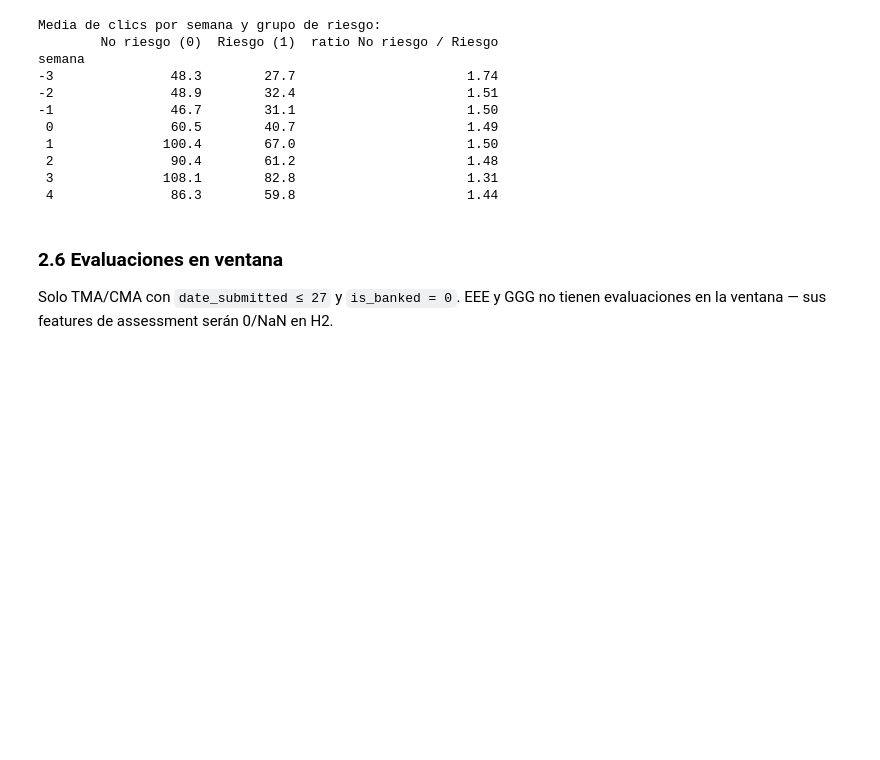
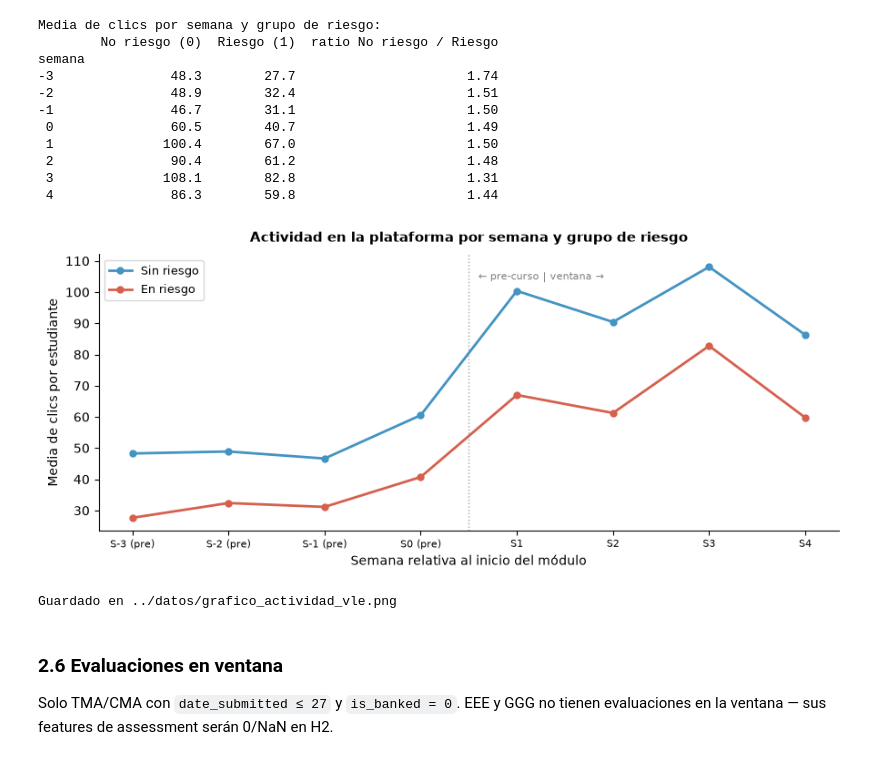
Before and after one commit to BSolanaH/oulad, a Jupyter notebook: notebooks/01_EDA.ipynb, the cells around one changed output. Cells and saved outputs as stored; diff of their text form; code cells hidden in the pictures; blank space fills up the shorter version.

```diff
--- a/notebooks/01_EDA.ipynb
+++ b/notebooks/01_EDA.ipynb
@@ -1028,6 +1169,44 @@ semana
  2               90.4        61.2                      1.48
  3              108.1        82.8                      1.31
  4               86.3        59.8                      1.44
+# %%
+# clics_semana ya calculado arriba — incluye semanas negativas (pre-curso)
+media_semana = clics_semana.groupby(["semana", "riesgo"])["sum_click"].mean().reset_index()
+media_semana["grupo"] = media_semana["riesgo"].map({0: "Sin riesgo", 1: "En riesgo"})
+
+semanas_orden = sorted(media_semana["semana"].unique())
+
+fig, ax = plt.subplots(figsize=(9, 4))
+
+colores = {0: "#4393c3", 1: "#d6604d"}
+for grupo in [0, 1]:
+    datos = media_semana[media_semana["riesgo"] == grupo].sort_values("semana")
+    ax.plot(datos["semana"], datos["sum_click"],
+            marker='o', linewidth=2, markersize=5,
+            color=colores[grupo],
+            label="Sin riesgo" if grupo == 0 else "En riesgo")
+
+# Línea separadora pre-curso / ventana
+ax.axvline(0.5, color='gray', linestyle=':', linewidth=1, alpha=0.7)
+ax.text(0.6, ax.get_ylim()[1] * 0.95 if ax.get_ylim()[1] > 0 else 50,
+        '← pre-curso | ventana →', fontsize=8, color='gray', va='top')
+
+ax.set_xlabel('Semana relativa al inicio del módulo', fontsize=10)
+ax.set_ylabel('Media de clics por estudiante', fontsize=10)
+ax.set_title('Actividad en la plataforma por semana y grupo de riesgo', fontsize=11, fontweight='bold', pad=10)
+ax.set_xticks(semanas_orden)
+ax.set_xticklabels([f'S{int(s)}' if s > 0 else f'S{int(s)} (pre)' for s in semanas_orden], fontsize=8)
+ax.legend(fontsize=9)
+ax.spines['top'].set_visible(False)
+ax.spines['right'].set_visible(False)
+
+plt.tight_layout()
+plt.savefig('../datos/grafico_actividad_vle.png', dpi=150, bbox_inches='tight')
+plt.show()
+print("Guardado en ../datos/grafico_actividad_vle.png")
+# %% [output]
+[figure, added]
+Guardado en ../datos/grafico_actividad_vle.png
 # %% [markdown]
 ### 2.6 Evaluaciones en ventana
 
```
Also changed, not shown: parts of 14 cells of this notebook, 4 other files.
